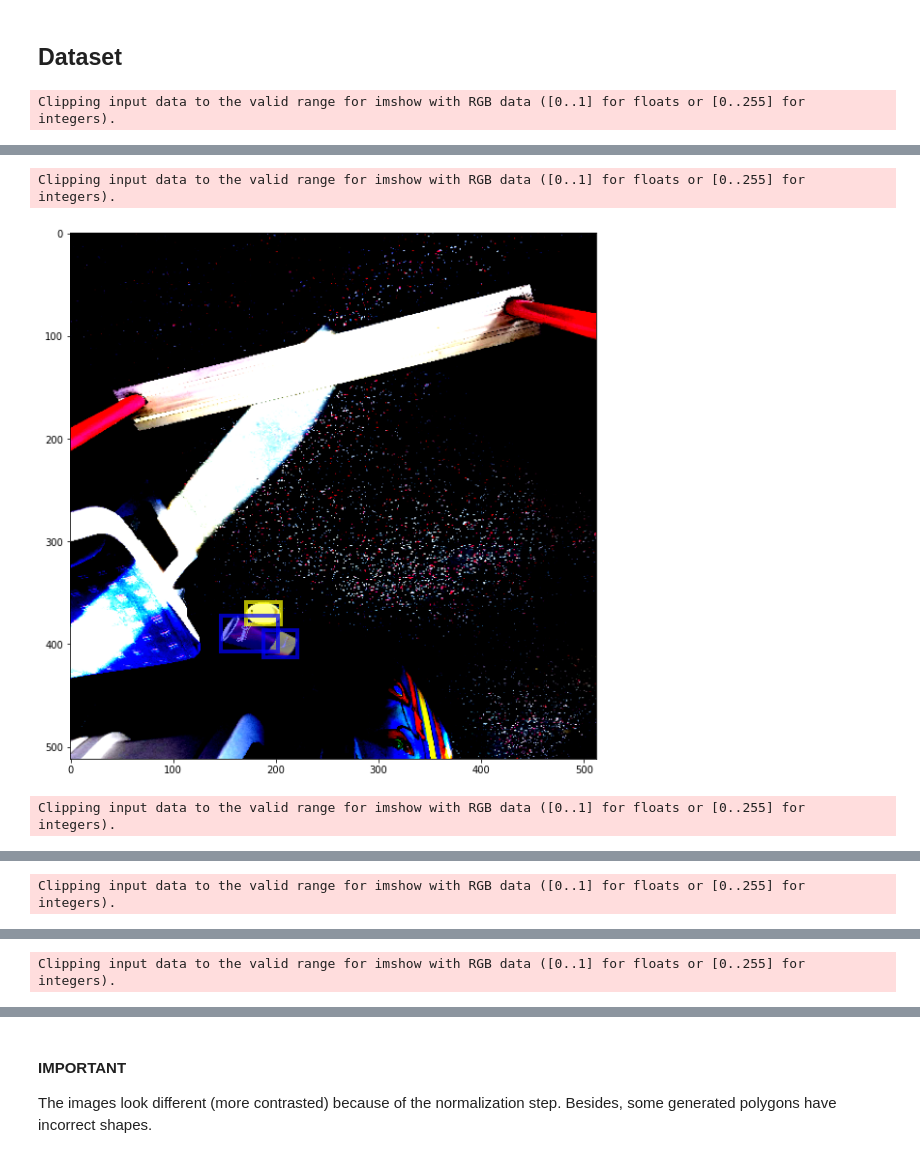
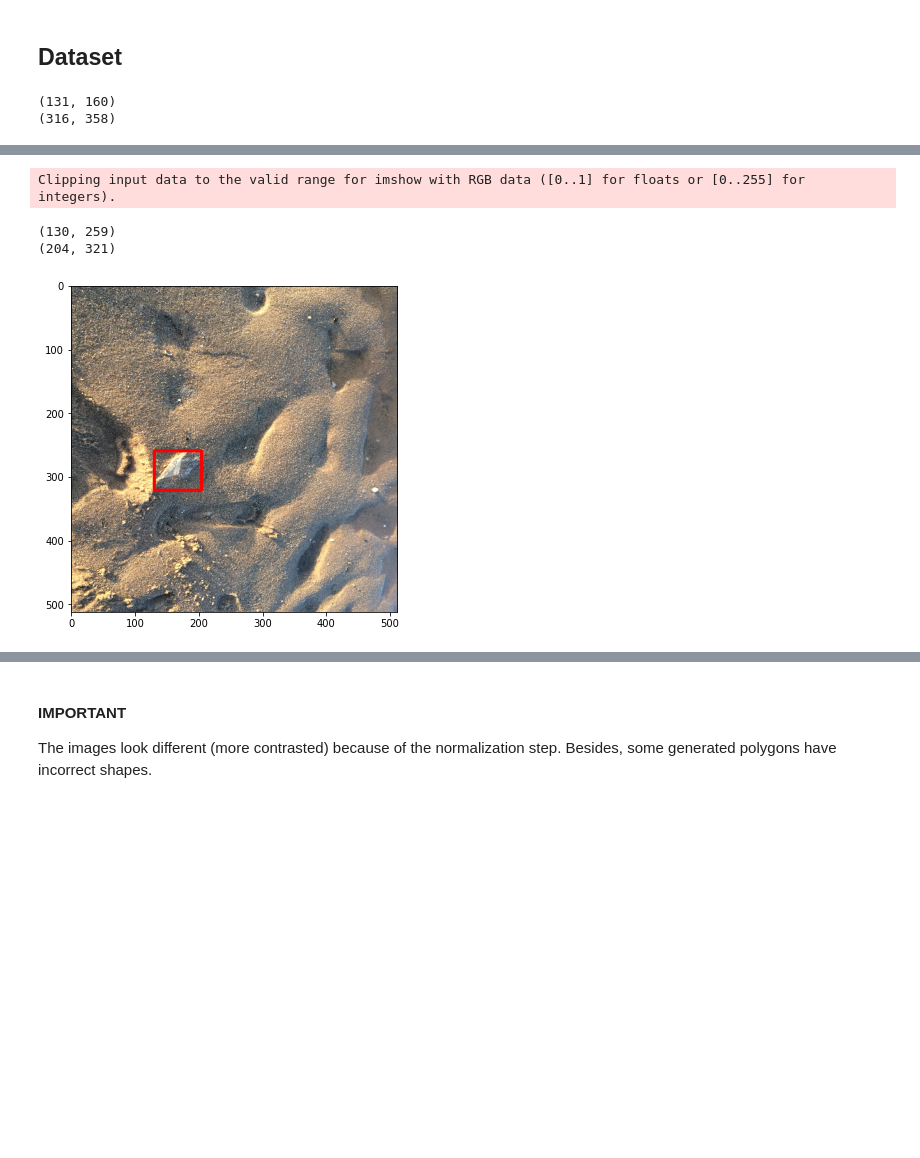
Before and after one commit to hectorLop/Waste-Detector, a Jupyter notebook: Waste_Detector_EDA.ipynb, the cells around one changed output, grey strips where cells are left out. Cells and saved outputs as stored; diff of their text form; code cells hidden in the pictures; blank space fills up the shorter version.

```diff
--- a/Waste_Detector_EDA.ipynb
+++ b/Waste_Detector_EDA.ipynb
@@ -108,7 +110,7 @@ class Config:
 
     BATCH_SIZE=8
     EPOCHS = 30
-    LEARNING_RATE = 0.001
+    LEARNING_RATE = 0.005
     WEIGHT_DECAY = 0.0005
 # %%
 categories_df.head()
@@ -468,3 +547,10 @@ class WasteImageDataset(Dataset):
+# %%
+dataset = WasteImageDatasetNoMask(annotations_df, get_transforms(), Config)
+loader = DataLoader(dataset, batch_size=Config.BATCH_SIZE, shuffle=True, num_workers=0, collate_fn=lambda x: tuple(zip(*x)))
+# %%
+for tup in loader:
+    a = tup
+    break
 # %%
 colors = {
     0: ('plastic', 'yellow'),
@@ -489,9 +575,9 @@ def plot_img(img, boxes, polygons, categories, colors):
     for i, (box, polygon) in enumerate(zip(boxes, polygons)):
         color = colors[categories[i]][1]
         # Traspose due to the mask was (height, width)
-        polygon = np.transpose(polygon)
+        polygon = np.transpose(polygon).squeeze()
         poly = np.column_stack(np.where(polygon > 0))
-
+        print(poly.shape)
         poly = Polygon(poly)
         p = PatchCollection([poly], facecolor=color, edgecolors='none',linewidths=0, alpha=0.4)
         ax.add_collection(p)
@@ -504,9 +590,34 @@ def plot_img(img, boxes, polygons, categories, colors):
         ax.add_patch(rect)
 
     plt.show()
+
+def plot_img_no_mask(img, boxes, categories, colors):
+    # Show image
+
+    # Remember Pytorch uses (height, width) so we must transpose the image
+    image = torch.transpose(img, 0, 2)
+    image = torch.transpose(image, 0, 1)
+
+    boxes = boxes.cpu().numpy().astype(np.int32)
+    image = image.cpu().numpy()
+
+    fig,ax = plt.subplots(1, 1, figsize=(12, 6))
+
+    for i, box in enumerate(boxes):
+        color = colors[categories[i].item()][1]
+
+        [x1, y1, x2, y2] = np.array(box).astype(int)
+        image = np.array(image)
+
+        cv2.rectangle(image, (x1, y1),
+                      (x2, y2), (220,0,0), 3)
+
+    ax.imshow(image)
+    plt.show()
 # %%
 for i in range(len(a[0])):
-    plot_img(a[0][i], a[1][i]['boxes'], a[1][i]['masks'], a[1][i]['labels'], colors)
+    plot_img_no_mask(a[0][i], a[1][i]['boxes'], a[1][i]['labels'], colors)
     plt.show()
 # %% [output]
-Clipping input data to the valid range for imshow with RGB data ([0..1] for floats or [0..255] for integers).
+(131, 160)
+(316, 358)
@@ -514,3 +625,4 @@ Clipping input data to the valid range for imshow with RGB data ([0..1] for floa
 Clipping input data to the valid range for imshow with RGB data ([0..1] for floats or [0..255] for integers).
+(130, 259)
+(204, 321)
-[figure, old version]
+[figure, new version]
-Clipping input data to the valid range for imshow with RGB data ([0..1] for floats or [0..255] for integers).
@@ -518 +628,0 @@ Clipping input data to the valid range for imshow with RGB data ([0..1] for floa
-Clipping input data to the valid range for imshow with RGB data ([0..1] for floats or [0..255] for integers).
@@ -520 +628,0 @@ Clipping input data to the valid range for imshow with RGB data ([0..1] for floa
-Clipping input data to the valid range for imshow with RGB data ([0..1] for floats or [0..255] for integers).
```
Also changed, not shown: parts of 26 cells of this notebook.
